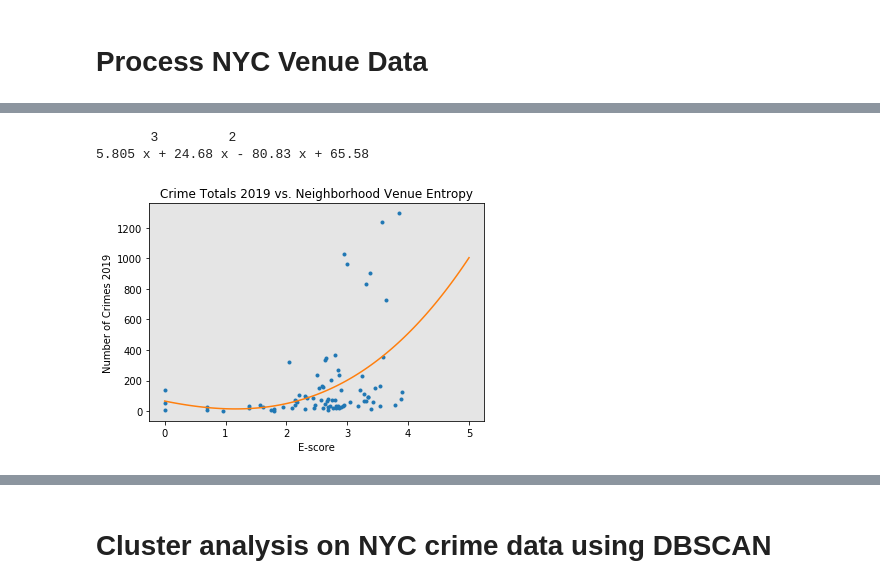
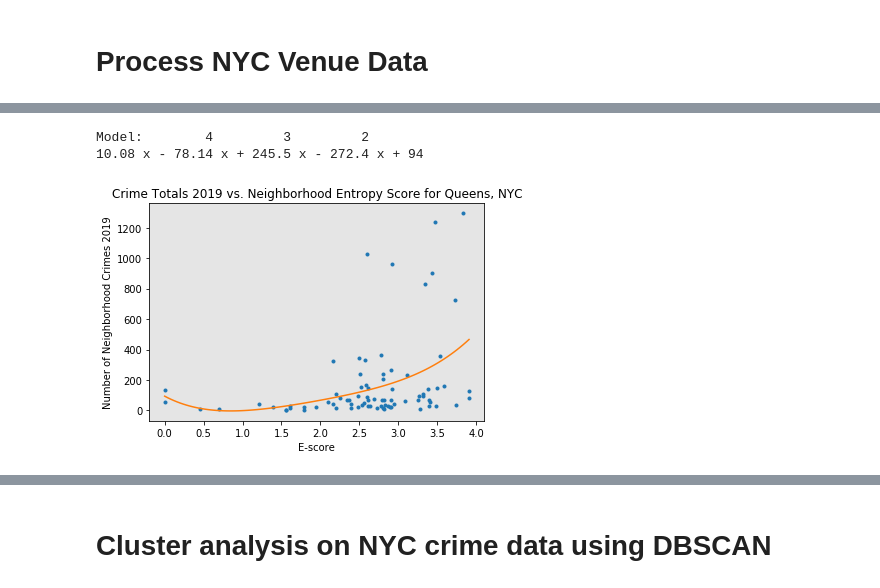
Before and after one commit to ccmrsrobinson/Coursera_Capstone, a Jupyter notebook: IBMDataScienceCapstone.ipynb, the cells around one changed output, grey strips where cells are left out. Drawn from its saved outputs; the diff is of its cells as text; code cells hidden in the pictures.

```diff
--- a/IBMDataScienceCapstone.ipynb
+++ b/IBMDataScienceCapstone.ipynb
@@ -804,5 +798,5 @@ Fox Hills
 # %%
-df_NYCneigh.to_csv('NYCneigh_crime_totals_2019.csv')
+df_NYCneigh = pd.read_csv('NYCneigh_crime_totals_2019.csv')
 # %%
 df_NYCneigh.shape
 # %% [output]
@@ -991,0 +979,3 @@ df_NYC_neigh2.head(50)
+# %%
+df_NYC_neigh2 = df_NYC_neigh2.drop(['Unnamed: 0'], 1)
+df_NYC_neigh2.head()
@@ -992,8 +1016,6 @@ df_NYC_neigh2.head(50)
 # %%
 # set number of clusters
-kclusters = 7
-
-NYC_grouped_clustering = NYC_grouped_mean.drop('Neighborhood', 1)
+kclusters = 5
 
 # run k-means clustering
 kmeans = KMeans(n_clusters=kclusters, random_state=0).fit(NYC_grouped_clustering)
@@ -1040,6 +1040,6 @@ Text(0, 0.5, 'Silhouette score')
 # %%
 df_NYC_grouped_neigh_clusters = pd.DataFrame(NYC_grouped_mean['Neighborhood'])
-df_NYC_grouped_neigh_clusters['Cluster Labels'] = kmeans.labels_
+df_NYC_grouped_neigh_clusters['KM Cluster Labels'] = kmeans.labels_
 print(df_NYC_grouped_neigh_clusters.shape)
 df_NYC_grouped_neigh_clusters.head()
 # %% [output]
@@ -1114,14 +1122,14 @@ df_NYC_neigh_cl1.head()
 # %%
 x = df_NYC_neigh_cl1['E-scores']
 y = df_NYC_neigh_cl1['TotalCrimes']
-f = np.polyfit(x, y, 3)
+f = np.polyfit(x, y, 4)
 p = np.poly1d(f)
-print(p)
-PlotPolly(p, x, y, 'E-score')
+print('Model:', p)
+PlotPolly(p, x, y, 'E-score', 'Number of Neighborhood Crimes 2019', 'Crime Totals 2019 vs. Neighborhood Entropy Score for Queens, NYC')
 # %% [output]
-       3         2
-5.805 x + 24.68 x - 80.83 x + 65.58
+Model:        4         3         2
+10.08 x - 78.14 x + 245.5 x - 272.4 x + 94
-[figure, old version]
+[figure, new version]
 # %%
 sns.regplot(x="E-scores", y="TotalCrimes", data=df_NYC_neigh_cl1)
 plt.ylim(0,)
```
Also changed, not shown: parts of 143 cells of this notebook, 7 other files.
